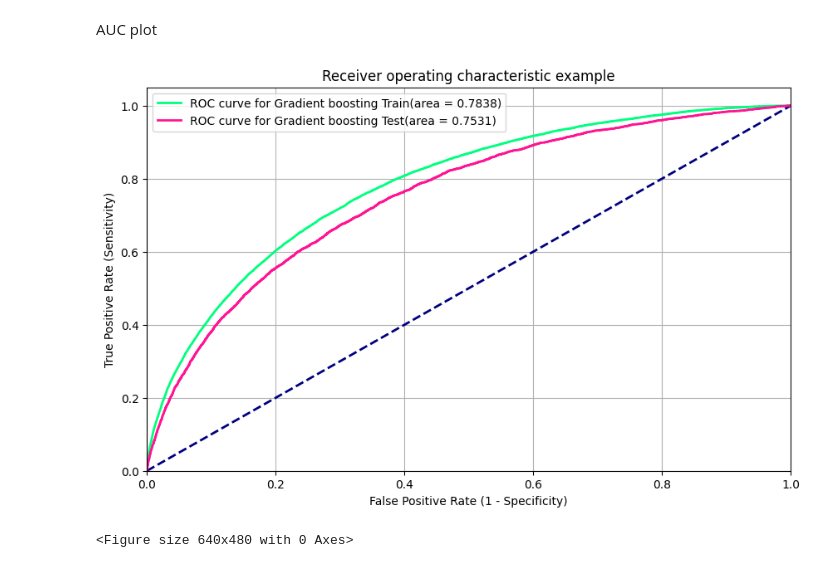
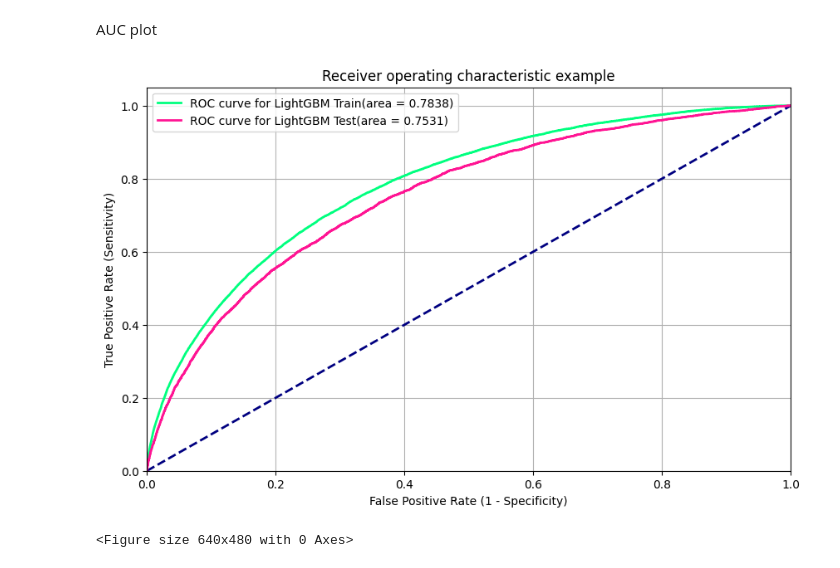
Before and after one commit to pgup2501/python-data-analytics-workshop, a Jupyter notebook: EDA_home_credit.ipynb, the cells around one changed output. Drawn from its saved outputs; the diff is of its cells as text; code cells hidden in the pictures.

```diff
--- a/EDA_home_credit.ipynb
+++ b/EDA_home_credit.ipynb
@@ -48,6 +48,3 @@ df_train.head(10)
 | 7 | 100010 | 0 | Cash loans | M | Y | Y | 0 | ... |
 | 8 | 100011 | 0 | Cash loans | F | N | Y | 0 | ... |
 | 9 | 100012 | 0 | Revolving loans | M | N | Y | 0 | ... |
-# %%
-target = df_train['TARGET']
-df_train["TARGET"].value_counts()
@@ -721,32 +729,32 @@ AUC plot
 # %%
 fpr, tpr, thresholds=roc_curve(y_train, y_train_pred_prob)
 roc_auc = auc(fpr, tpr)
 plt.figure(figsize=(10,6))
 lw = 2
-plt.plot(fpr, tpr, color='springgreen',lw=lw, label='ROC curve for Gradient boosting Train(area = %0.4f)' % roc_auc)
+plt.plot(fpr, tpr, color='springgreen',lw=lw, label='ROC curve for LightGBM Train(area = %0.4f)' % roc_auc)
 plt.plot([0, 1], [0, 1],lw=lw, color='navy', linestyle='--')
 roc_aucTrain=roc_auc
 fpr, tpr, thresholds=roc_curve(y_test, y_proba)
 roc_auc = auc(fpr, tpr)
 
-plt.plot(fpr, tpr, color='deeppink',lw=lw, label='ROC curve for Gradient boosting Test(area = %0.4f)' % roc_auc)
+plt.plot(fpr, tpr, color='deeppink',lw=lw, label='ROC curve for LightGBM Test(area = %0.4f)' % roc_auc)
 
 plt.xlim([0.0, 1.0])
 plt.ylim([0.0, 1.05])
 plt.xlabel('False Positive Rate (1 - Specificity)')
 plt.ylabel('True Positive Rate (Sensitivity)')
 plt.title('Receiver operating characteristic example')
 plt.legend(loc="lower right")
 plt.grid(True)
 
 plt.legend(loc=0)
 plt.show()
 plt.savefig('LG.png',dpi=300,bbox_inches='tight')
 y_log=y_test
 y_pred_log=y_pred_prob
 
 ResultLG={'AUC Train':roc_aucTrain, 'AUC Test':roc_auc,'Average Precision Score':average_precision,
           'Log Loss Score':round(log_loss(y_test, y_pred),4),'Elapsed Time':round(end-start,4) }
 # %% [output]
-[figure, old version]
+[figure, new version]
 <Figure size 640x480 with 0 Axes>
```
Also changed, not shown: parts of 7 cells of this notebook.
